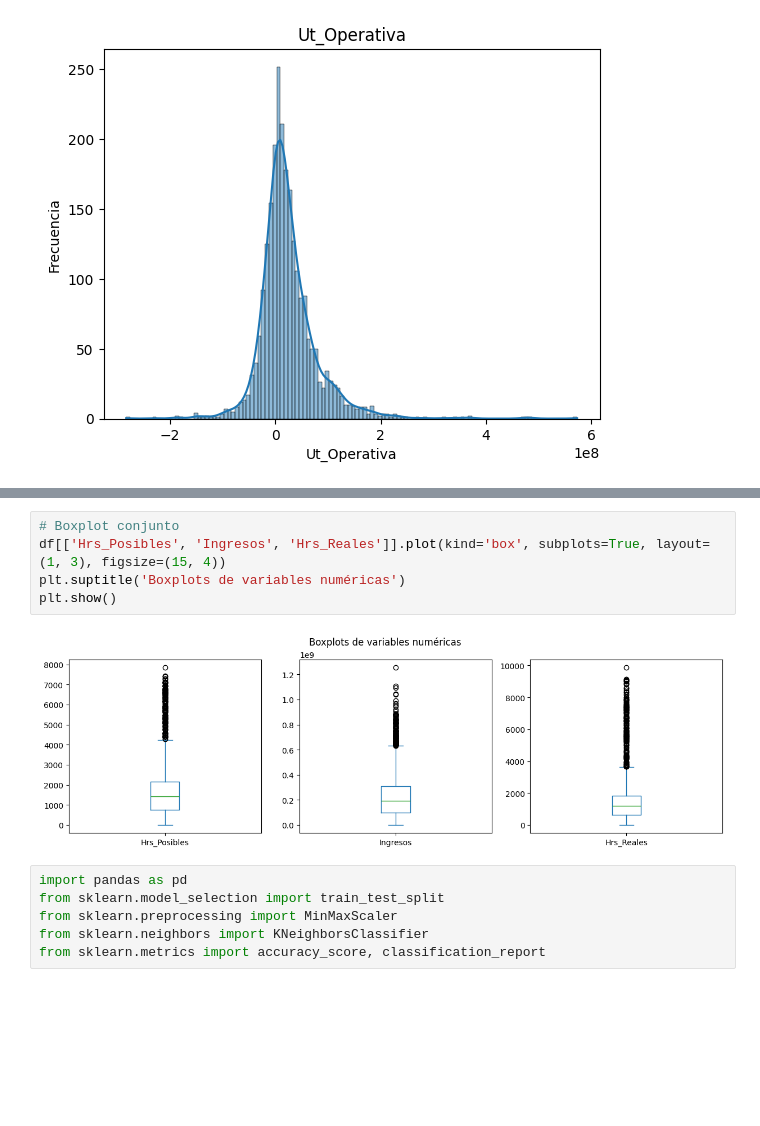
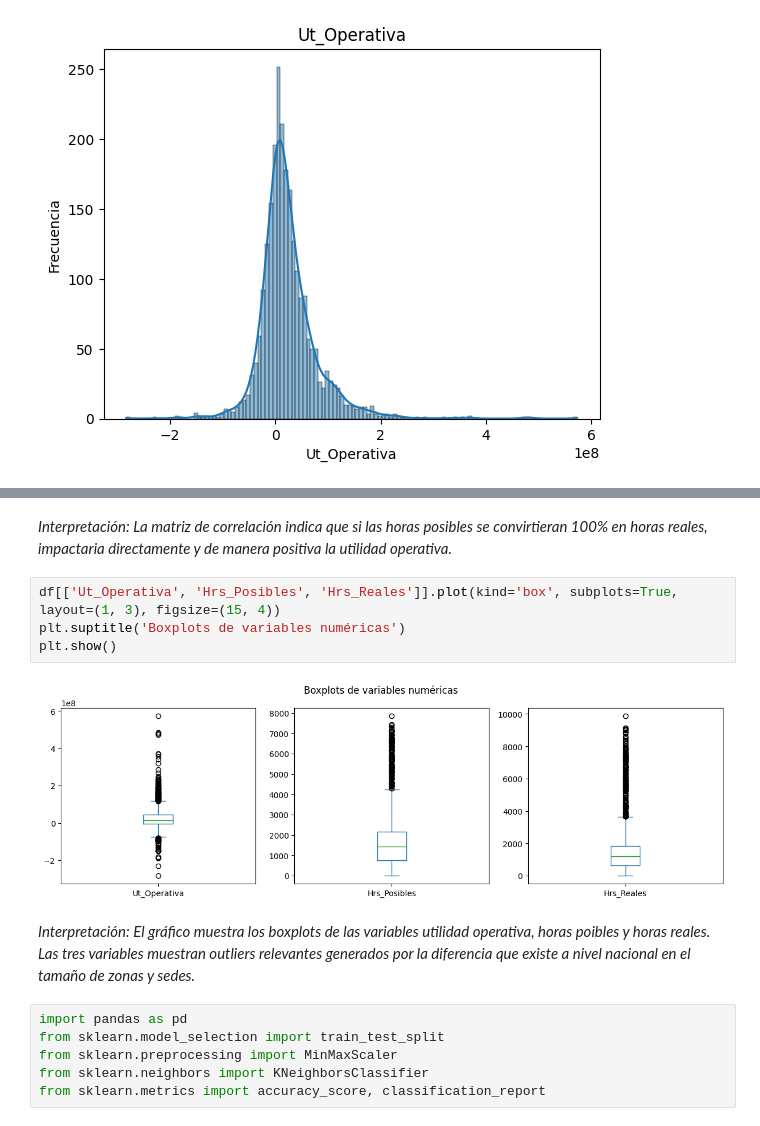
Before and after one commit to Anyeladr/taller, a Jupyter notebook: session-01/notebooks/Sesion 1.ipynb, the cells around one changed output, grey strips where cells are left out. Drawn from its saved outputs; the diff is of its cells as text; blank space fills up the shorter version.

```diff
--- a/session-01/notebooks/Sesion 1.ipynb
+++ b/session-01/notebooks/Sesion 1.ipynb
@@ -251,10 +263,13 @@ plt.show()
+# %% [markdown]
+*Interpretación: La matriz de correlación indica que si las horas posibles se convirtieran 100% en horas reales, impactaria directamente y de manera positiva la utilidad operativa.*
 # %%
-# Boxplot conjunto
-df[['Hrs_Posibles', 'Ingresos', 'Hrs_Reales']].plot(kind='box', subplots=True, layout=(1, 3), figsize=(15, 4))
+df[['Ut_Operativa', 'Hrs_Posibles', 'Hrs_Reales']].plot(kind='box', subplots=True, layout=(1, 3), figsize=(15, 4))
 plt.suptitle('Boxplots de variables numéricas')
 plt.show()
 # %% [output]
-[figure, old version]
+[figure, new version]
+# %% [markdown]
+*Interpretación: El gráfico muestra los boxplots de las variables utilidad operativa, horas poibles y horas reales. Las tres variables muestran outliers relevantes generados por la diferencia que existe a nivel nacional en el tamaño de zonas y sedes.*
 # %%
 import pandas as pd
 from sklearn.model_selection import train_test_split
```
Also changed, not shown: parts of 17 cells of this notebook.
